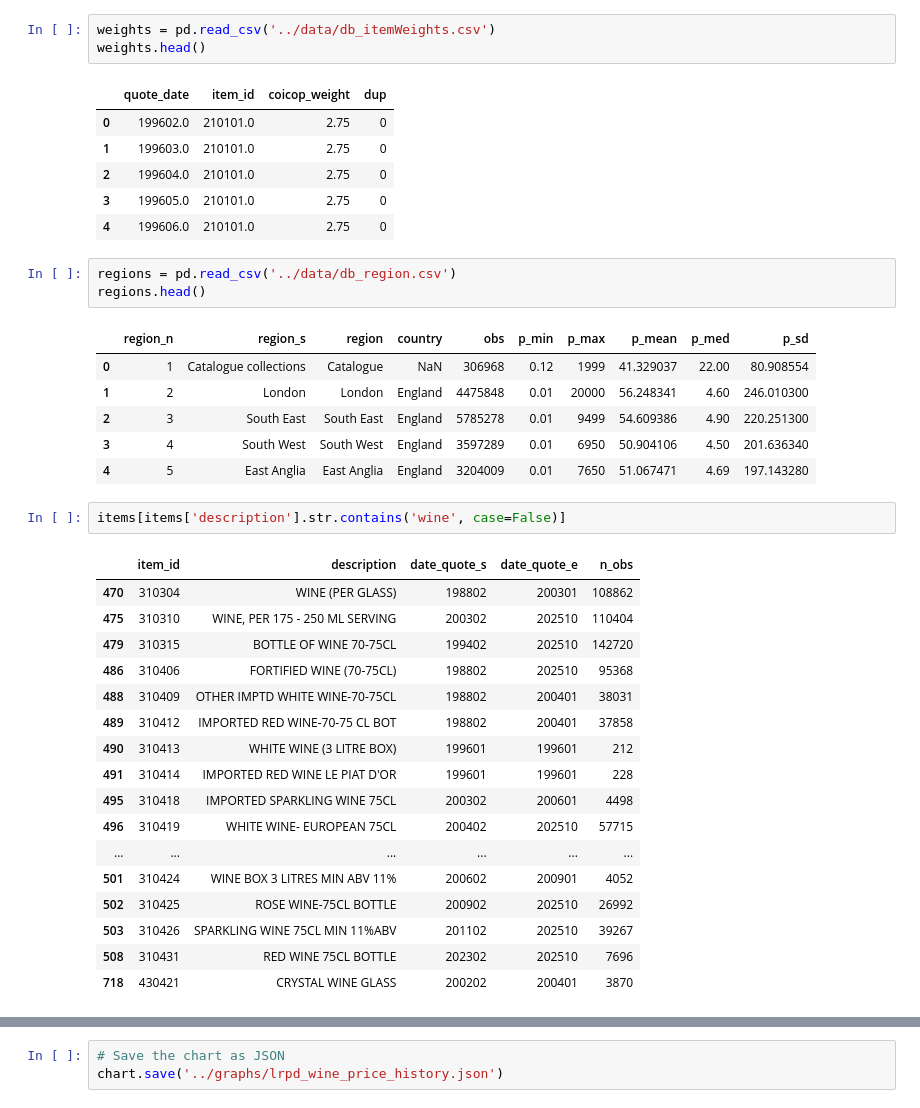
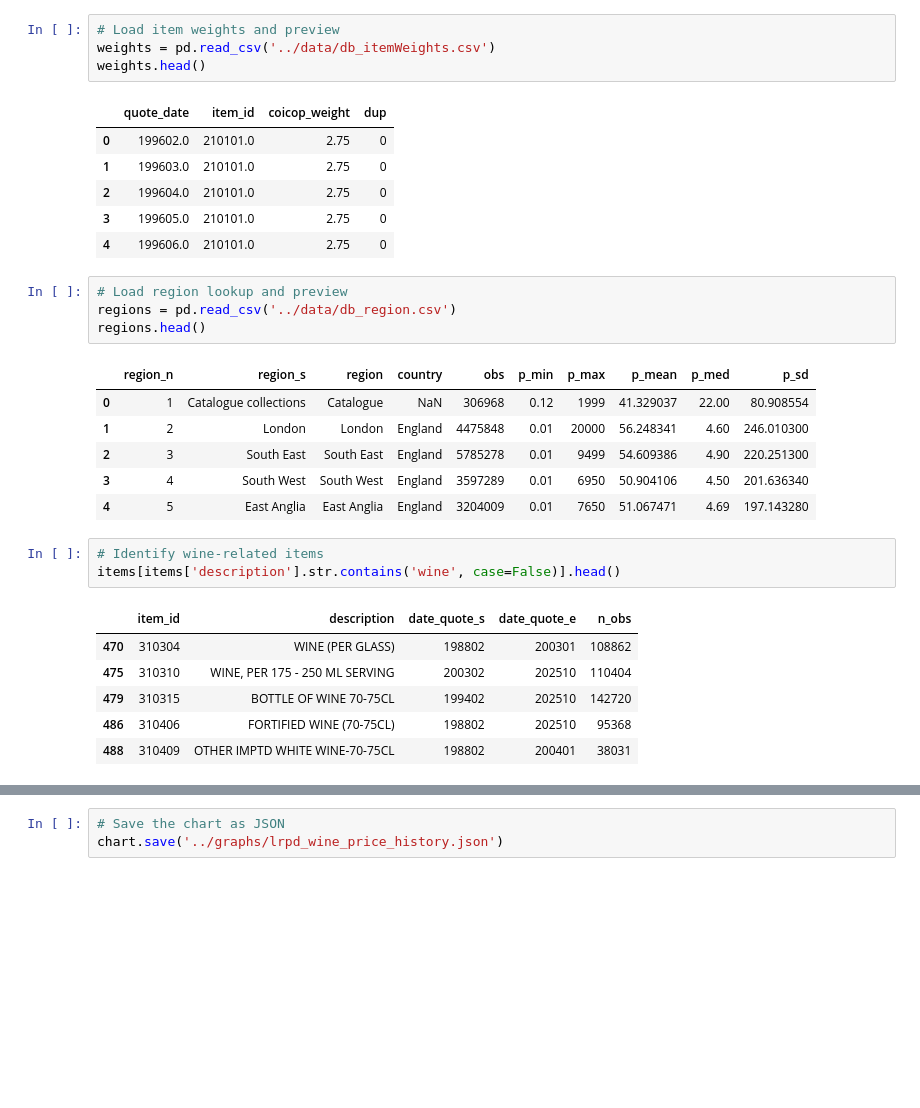
Before and after one commit to juanxgi83/juanxgi83.github.io, a Jupyter notebook: jupyter_notebooks/lrpd_price_analysis.ipynb, the cells around one changed output, grey strips where cells are left out. Cells and saved outputs as stored; diff of their text form; blank space fills up the shorter version.

```diff
--- a/jupyter_notebooks/lrpd_price_analysis.ipynb
+++ b/jupyter_notebooks/lrpd_price_analysis.ipynb
@@ -35,6 +44,7 @@ dates.head()
 | 4 | 5 | 198806 | 35811.0 | 51126 | 01-06-1988 | 01-06-1988 | 1988-06-01 | 1988 | 1988 | 6 | ... |
 5 rows × 25 columns
 # %%
+# Load item weights and preview
 weights = pd.read_csv('../data/db_itemWeights.csv')
 weights.head()
 # %% [output]
@@ -45,6 +55,7 @@ weights.head()
 | 3 | 199605.0 | 210101.0 | 2.75 | 0 |
 | 4 | 199606.0 | 210101.0 | 2.75 | 0 |
 # %%
+# Load region lookup and preview
 regions = pd.read_csv('../data/db_region.csv')
 regions.head()
 # %% [output]
@@ -55,23 +66,13 @@ regions.head()
 | 3 | 4 | South West | South West | England | 3597289 | 0.01 | 6950 | 50.904106 | 4.50 | 201.636340 |
 | 4 | 5 | East Anglia | East Anglia | England | 3204009 | 0.01 | 7650 | 51.067471 | 4.69 | 197.143280 |
 # %%
-items[items['description'].str.contains('wine', case=False)]
+# Identify wine-related items
+items[items['description'].str.contains('wine', case=False)].head()
 # %% [output]
 |  | item_id | description | date_quote_s | date_quote_e | n_obs |
 | 470 | 310304 | WINE (PER GLASS) | 198802 | 200301 | 108862 |
 | 475 | 310310 | WINE, PER 175 - 250 ML SERVING | 200302 | 202510 | 110404 |
 | 479 | 310315 | BOTTLE OF WINE 70-75CL | 199402 | 202510 | 142720 |
 | 486 | 310406 | FORTIFIED WINE (70-75CL) | 198802 | 202510 | 95368 |
 | 488 | 310409 | OTHER IMPTD WHITE WINE-70-75CL | 198802 | 200401 | 38031 |
-| 489 | 310412 | IMPORTED RED WINE-70-75 CL BOT | 198802 | 200401 | 37858 |
-| 490 | 310413 | WHITE WINE (3 LITRE BOX) | 199601 | 199601 | 212 |
-| 491 | 310414 | IMPORTED RED WINE LE PIAT D'OR | 199601 | 199601 | 228 |
-| 495 | 310418 | IMPORTED SPARKLING WINE 75CL | 200302 | 200601 | 4498 |
-| 496 | 310419 | WHITE WINE- EUROPEAN 75CL | 200402 | 202510 | 57715 |
-| ... | ... | ... | ... | ... | ... |
-| 501 | 310424 | WINE BOX 3 LITRES MIN ABV 11% | 200602 | 200901 | 4052 |
-| 502 | 310425 | ROSE WINE-75CL BOTTLE | 200902 | 202510 | 26992 |
-| 503 | 310426 | SPARKLING WINE 75CL MIN 11%ABV | 201102 | 202510 | 39267 |
-| 508 | 310431 | RED WINE 75CL BOTTLE | 202302 | 202510 | 7696 |
-| 718 | 430421 | CRYSTAL WINE GLASS | 200202 | 200401 | 3870 |
 # %%
```
Also changed, not shown: parts of 11 cells of this notebook, 26 other files.
